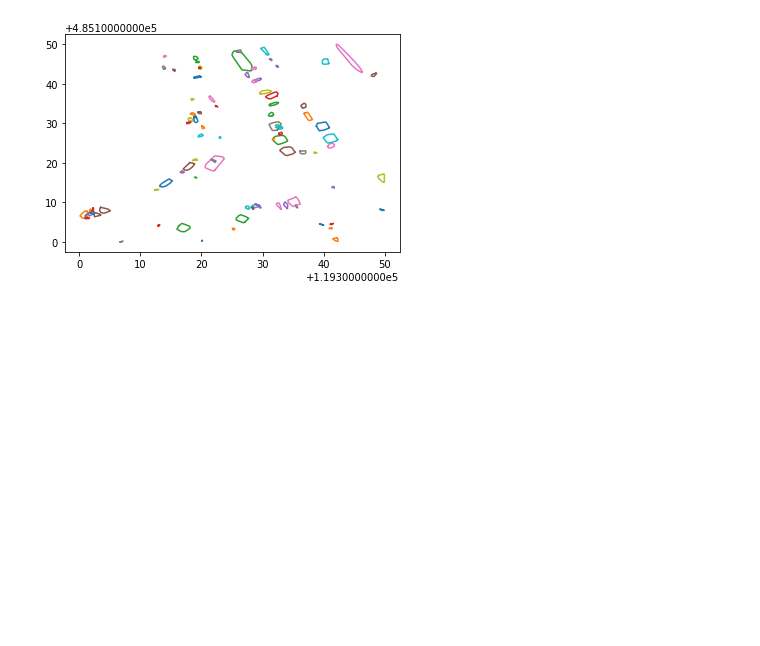
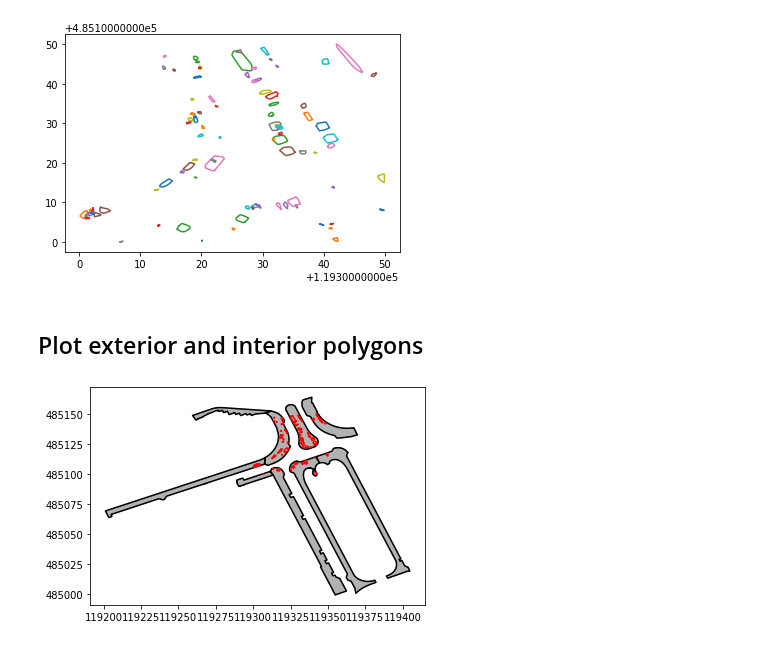
Before and after one commit to Amsterdam-AI-Team/Urban_PointCloud_Sidewalk_Width, a Jupyter notebook: notebooks/Visualization.ipynb, the cells around one changed output. Cells and saved outputs as stored; diff of their text form; code cells hidden in the pictures; blank space fills up the shorter version.

```diff
--- a/notebooks/Visualization.ipynb
+++ b/notebooks/Visualization.ipynb
@@ -49,3 +49,33 @@ for obstacle in obstacles:
     plt.plot(x,y)
 # %% [output]
 [figure]
+# %% [markdown]
+## Plot exterior and interior polygons
+# %%
+from shapely.geometry import Polygon, MultiPolygon
+
+donuts = []
+
+for poly_sidewalk in sidewalk_polygons:
+    donuts = []
+    for poly_obstacle in obstacles:
+        if poly_sidewalk.contains(poly_obstacle):
+            donuts.append(poly_obstacle)
+
+    # Create interior polygons
+    sidewalk_obstacles = poly_sidewalk
+    for poly in donuts:
+        sidewalk_obstacles -= poly
+
+    # Plot
+    x, y = sidewalk_obstacles.exterior.xy
+    plt.fill(x, y, c="black", alpha=0.30)
+
+    plt.plot(x, y, c="black")
+    interiors = sidewalk_obstacles.interiors
+
+    for interior in interiors:
+        x, y = interior.xy
+        plt.plot(x, y, c="red")
+# %% [output]
+[figure, added]
```
